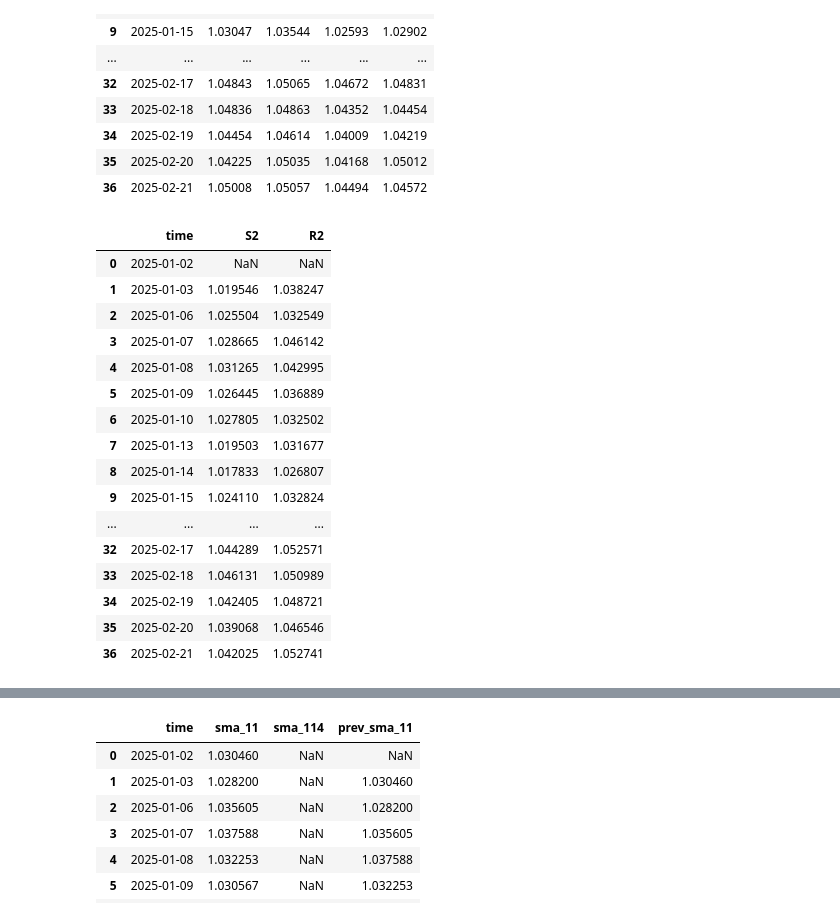
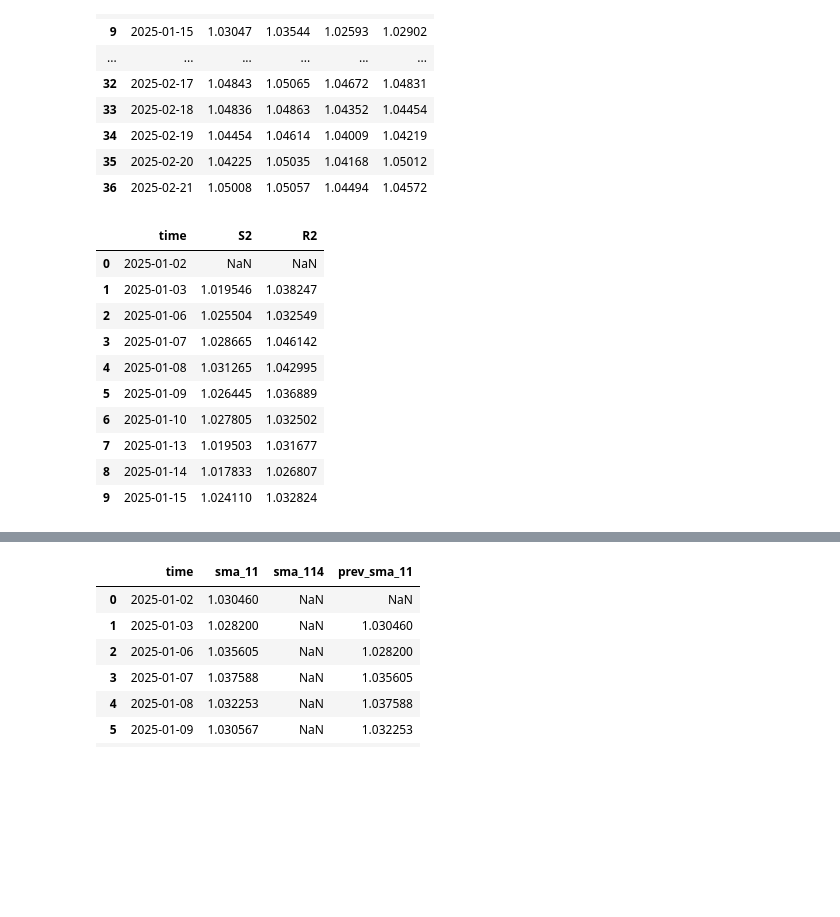
Before and after one commit to Moad2048/python_finance_market_projects, a Jupyter notebook: b2.ipynb, the cells around one changed output, grey strips where cells are left out. Drawn from its saved outputs; the diff is of its cells as text; code cells hidden in the pictures; blank space fills up the shorter version.

```diff
--- a/b2.ipynb
+++ b/b2.ipynb
@@ -100,36 +104,29 @@ daily_df
 | 35 | 2025-02-20 | 1.04225 | 1.05035 | 1.04168 | 1.05012 |
 | 36 | 2025-02-21 | 1.05008 | 1.05057 | 1.04494 | 1.04572 |
 # %%
-# start b2 strategy
-# Calculate Pivot Point, R1, R2, R3, stopeR4, S1, S2, S3, stopeS4 levels with Fibonacci retracement
+# Calculate Pivot Point, R1, R2, R3, stopeR4, S1, S2, S3, stopeS4 levels with Fibonacci
 daily_df["pivot"] = ((daily_df["high"] + daily_df["low"] + daily_df["close"]) / 3).shift(1)
 daily_df["prange"] = (daily_df["high"] - daily_df["low"]).shift(1)
 daily_df["R1"] = daily_df["pivot"] + 0.382 * daily_df["prange"]
 daily_df["R2"] = daily_df["pivot"] + 0.618 * daily_df["prange"]
 daily_df["R3"] = daily_df["pivot"] + 1.000 * daily_df["prange"]
 
 daily_df["S1"] = daily_df["pivot"] - 0.382 * daily_df["prange"]
 daily_df["S2"] = daily_df["pivot"] - 0.618 * daily_df["prange"]
 daily_df["S3"] = daily_df["pivot"] - 1.000 * daily_df["prange"]
-daily_df[["time","S2","R2"]]
+daily_df[["time","S2","R2"]].head(10)
 # %% [output]
 |  | time | S2 | R2 |
 | 0 | 2025-01-02 | NaN | NaN |
 | 1 | 2025-01-03 | 1.019546 | 1.038247 |
 | 2 | 2025-01-06 | 1.025504 | 1.032549 |
 | 3 | 2025-01-07 | 1.028665 | 1.046142 |
 | 4 | 2025-01-08 | 1.031265 | 1.042995 |
 | 5 | 2025-01-09 | 1.026445 | 1.036889 |
 | 6 | 2025-01-10 | 1.027805 | 1.032502 |
 | 7 | 2025-01-13 | 1.019503 | 1.031677 |
 | 8 | 2025-01-14 | 1.017833 | 1.026807 |
 | 9 | 2025-01-15 | 1.024110 | 1.032824 |
-| ... | ... | ... | ... |
-| 32 | 2025-02-17 | 1.044289 | 1.052571 |
-| 33 | 2025-02-18 | 1.046131 | 1.050989 |
-| 34 | 2025-02-19 | 1.042405 | 1.048721 |
-| 35 | 2025-02-20 | 1.039068 | 1.046546 |
-| 36 | 2025-02-21 | 1.042025 | 1.052741 |
 # %%
 #setting the sma 1 and 14 periods
 furst_sma_period = 1
```
Also changed, not shown: parts of 10 cells of this notebook, 1 other file.
